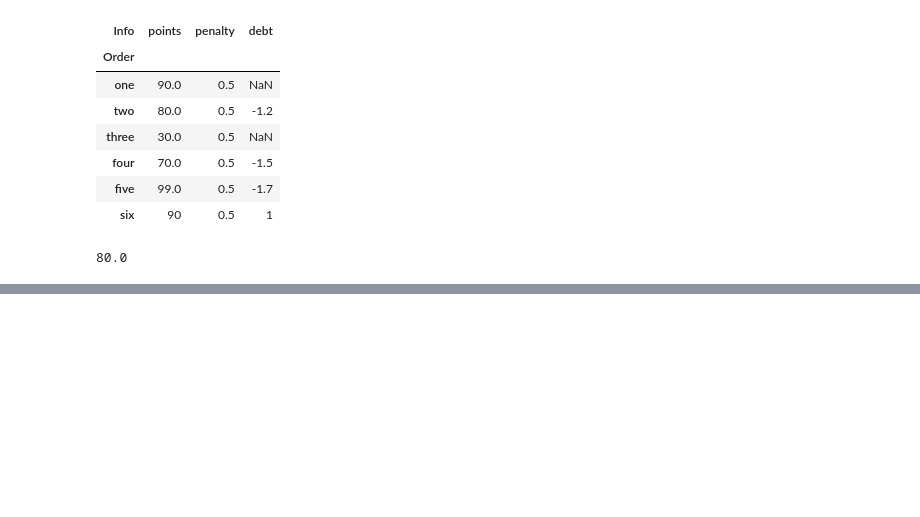
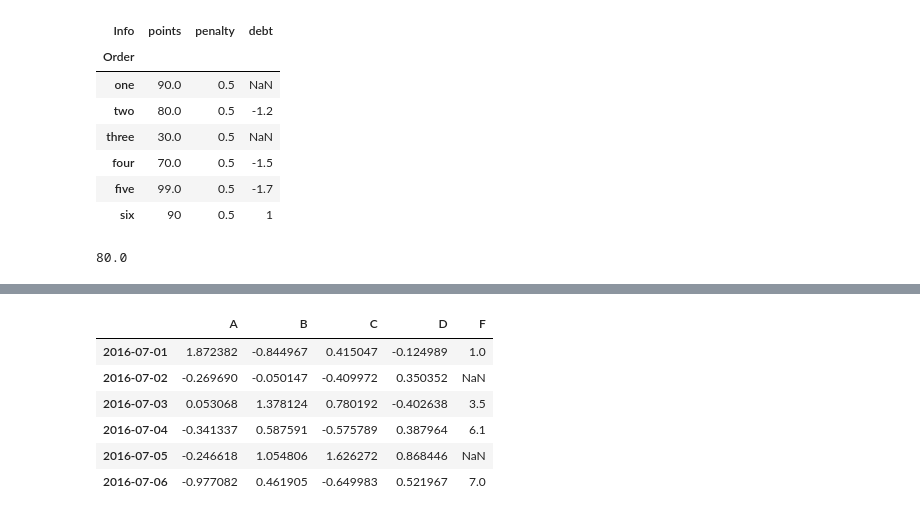
Before and after one commit to jjuhyeok/pandas-python-, a Jupyter notebook: pandas-base.ipynb, the cells around one changed output, grey strips where cells are left out. Drawn from its saved outputs; the diff is of its cells as text; code cells hidden in the pictures; blank space fills up the shorter version.

Commit message:
Kaggle Notebook | pandas-base | Version 8

```diff
--- a/pandas-base.ipynb
+++ b/pandas-base.ipynb
@@ -387,0 +412,5 @@ df.iloc[1,1] #1행 1열 선택
+# %%
+# DataFrame을 만들때 index, column을 설정하지 않으면
+#기본값으로 0부터 시작하는 정수형 숫자로 입력된다.
+df = pd.DataFrame(np.random.randn(6,4))
+df
@@ -387,0 +425,6 @@ df.iloc[1,1] #1행 1열 선택
+# %%
+df.columns = ['A', 'B', 'C', 'D']
+df.index = pd.date_range('20160701', periods=6)
+#pandas에서 제공하는 date range함수는 datetime 자료형으로 구성된,
+#날짜 시각등을 알 수 있는 자료형을 만드는 함수
+df.index
@@ -387,0 +445,12 @@ df.iloc[1,1] #1행 1열 선택
+# %%
+# np.nan은 NaN값을 의미한다.
+df['F'] = [1.0, np.nan, 3.5, 6.1, np.nan, 7.0]
+df
+# %% [output]
+|  | A | B | C | D | F |
+| 2016-07-01 | 1.872382 | -0.844967 | 0.415047 | -0.124989 | 1.0 |
+| 2016-07-02 | -0.269690 | -0.050147 | -0.409972 | 0.350352 | NaN |
+| 2016-07-03 | 0.053068 | 1.378124 | 0.780192 | -0.402638 | 3.5 |
+| 2016-07-04 | -0.341337 | 0.587591 | -0.575789 | 0.387964 | 6.1 |
+| 2016-07-05 | -0.246618 | 1.054806 | 1.626272 | 0.868446 | NaN |
+| 2016-07-06 | -0.977082 | 0.461905 | -0.649983 | 0.521967 | 7.0 |
```
Also changed, not shown: parts of 9 cells of this notebook.
